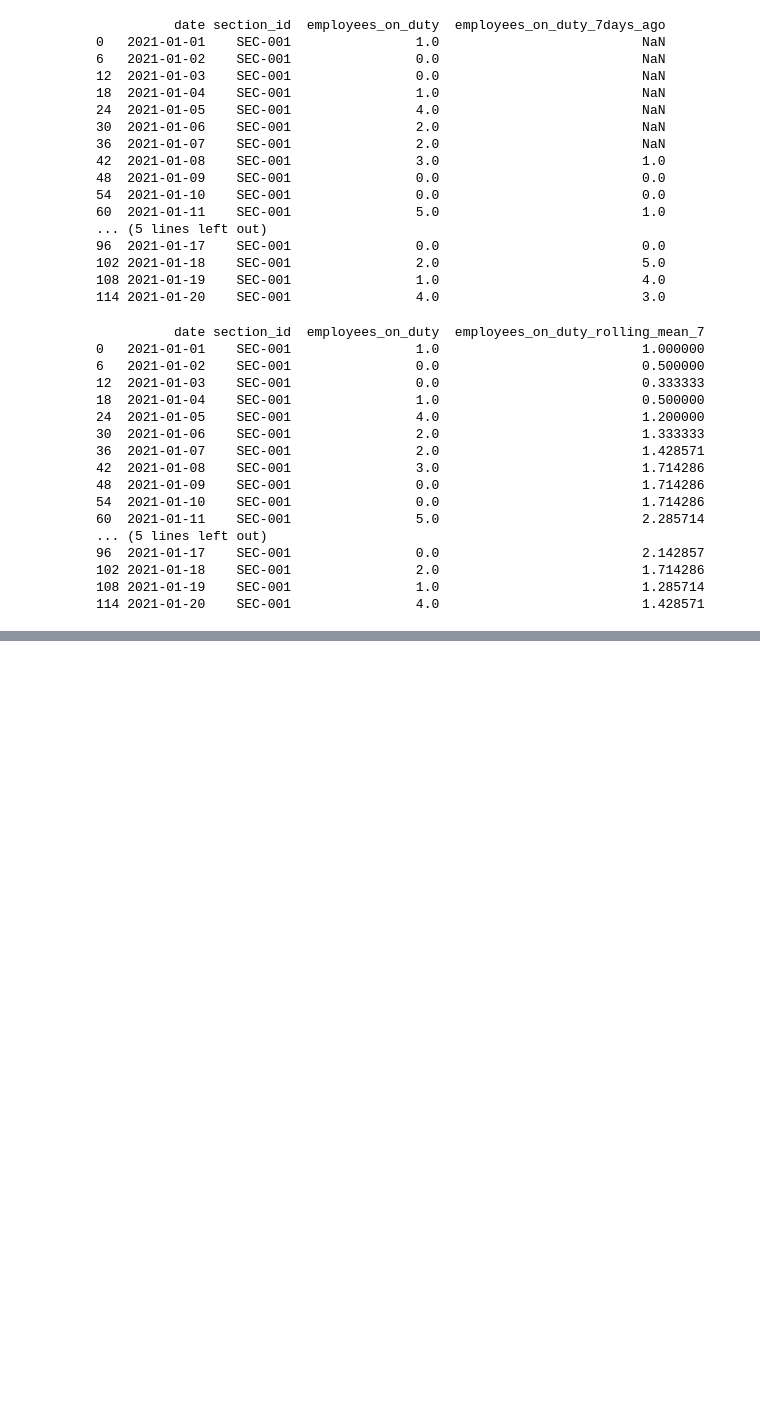
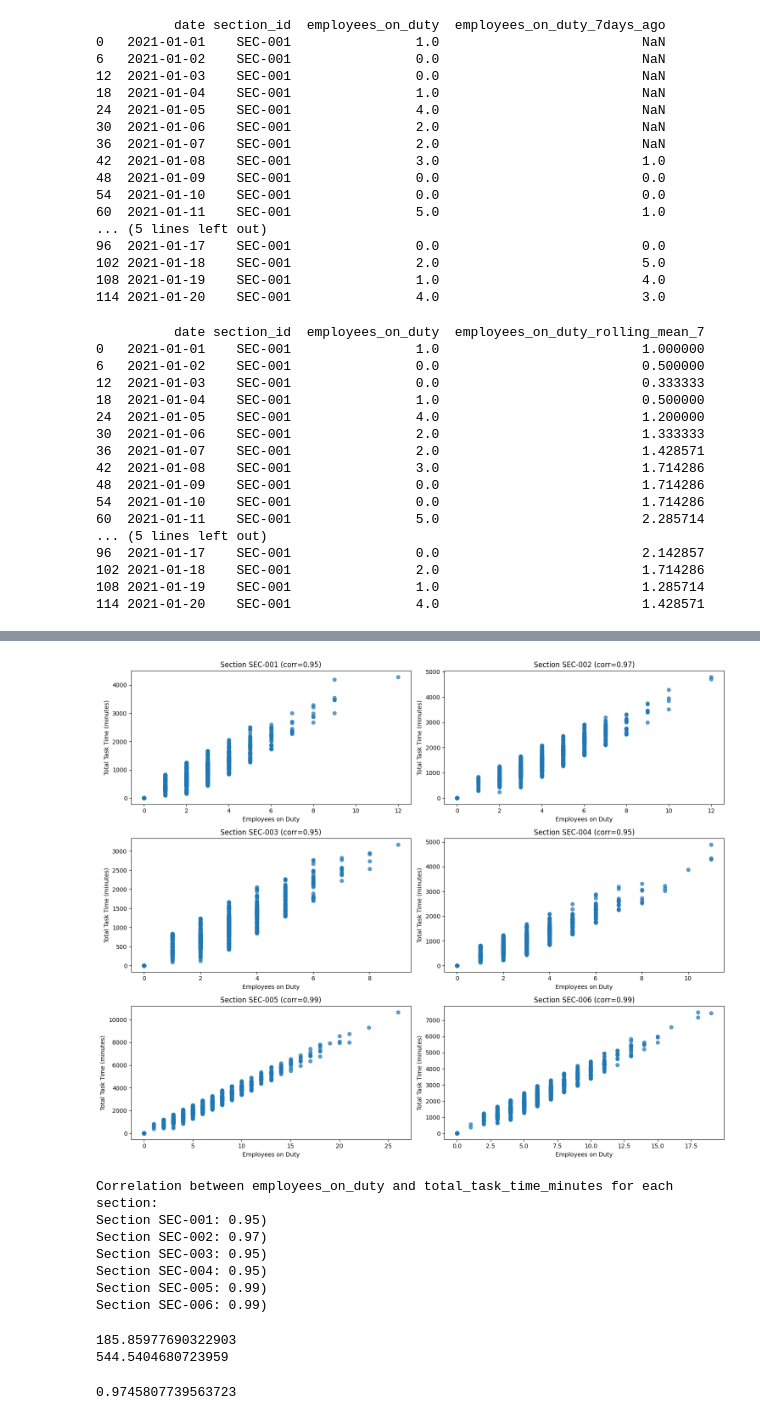
Before and after one commit to didulanthaisuru/rootcode_datathon_notebooks, a Jupyter notebook: set1_feature_eng.ipynb, the cells around one changed output, grey strips where cells are left out. Drawn from its saved outputs; the diff is of its cells as text; code cells hidden in the pictures; blank space fills up the shorter version.

Commit message:
close 1st notebook-set1_feature_eng and create new dataframe named first_set_engineered

```diff
--- a/data_visualization.ipynb
+++ b/set1_feature_eng.ipynb
@@ -701,7 +700,20 @@ Index(['date', 'section_id', 'employees_on_duty', 'total_task_time_minutes',
       dtype='object')
 # %%
-# Resolve duplicate holiday_name columns after merge
-df['holiday_name'] = df['holiday_name_y'].combine_first(df['holiday_name_x']).fillna(0)
-df = df.drop(columns=['holiday_name_x', 'holiday_name_y'])
+# Merge holidays_df with df on 'date', add holiday_name safely
+print('Columns in df before merge:', df.columns.tolist())
+if 'holidays_df' in locals() or 'holidays_df' in globals():
+    holidays_df['date'] = pd.to_datetime(holidays_df['date'])
+    df = df.merge(holidays_df, on='date', how='left')
+    print('Columns in df after merge:', df.columns.tolist())
+    if 'holiday_name_y' in df.columns and 'holiday_name_x' in df.columns:
+        df['holiday_name'] = df['holiday_name_y'].combine_first(df['holiday_name_x']).fillna(0)
+        df = df.drop(columns=['holiday_name_x', 'holiday_name_y'])
+        print("Resolved holiday_name columns after merge.")
+    elif 'holiday_name' in df.columns:
+        print("holiday_name column present after merge.")
+    else:
+        print("No holiday_name columns found after merge.")
+else:
+    print("holidays_df not found. Please create holidays_df before merging.")
 print(df[['date', 'section_id', 'holiday_name']].head(20))
 # %% [output]
@@ -1192,0 +1206,51 @@ print(df[['date', 'section_id', 'employees_on_duty', 'employees_on_duty_rolling_
+# %%
+import matplotlib.pyplot as plt
+import seaborn as sns
+sections = df['section_id'].unique()
+fig, axes = plt.subplots(3, 2, figsize=(15, 12))
+axes = axes.flatten()
+correlations = {}
+for i, section in enumerate(sections):
+    section_df = df[df['section_id'] == section]
+    corr = section_df['employees_on_duty'].corr(section_df['total_task_time_minutes'])
+    correlations[section] = corr
+    axes[i].scatter(section_df['employees_on_duty'], section_df['total_task_time_minutes'], alpha=0.7)
+    axes[i].set_title(f'Section {section} (corr={corr:.2f})')
+    axes[i].set_xlabel('Employees on Duty')
+    axes[i].set_ylabel('Total Task Time (minutes)')
+plt.tight_layout()
+plt.show()
+print('Correlation between employees_on_duty and total_task_time_minutes for each section:')
+for section, corr in correlations.items():
+    print(f'Section {section}: {corr:.2f})')
+# %% [output]
+[figure, added]
+Correlation between employees_on_duty and total_task_time_minutes for each section:
+Section SEC-001: 0.95)
+Section SEC-002: 0.97)
+Section SEC-003: 0.95)
+Section SEC-004: 0.95)
+Section SEC-005: 0.99)
+Section SEC-006: 0.99)
+# %%
+df['productivity_per_employee'] = df['total_task_time_minutes'] / df['employees_on_duty']
+Q1 = df['productivity_per_employee'].quantile(0.25)
+Q3 = df['productivity_per_employee'].quantile(0.75)
+IQR = Q3 - Q1
+
+lower_bound = Q1 - 1.5 * IQR
+upper_bound = Q3 + 1.5 * IQR
+
+print(lower_bound)
+print(upper_bound)
+
+df_clean = df[(df['productivity_per_employee'] >= lower_bound) &
+              (df['productivity_per_employee'] <= upper_bound)]
+# %% [output]
+185.85977690322903
+544.5404680723959
+# %%
+corr = df_clean['total_task_time_minutes'].corr(df_clean['employees_on_duty'])
+print(corr)
+# %% [output]
+0.9745807739563723
```
Also changed, not shown: parts of 19 cells of this notebook, 1 other file.
